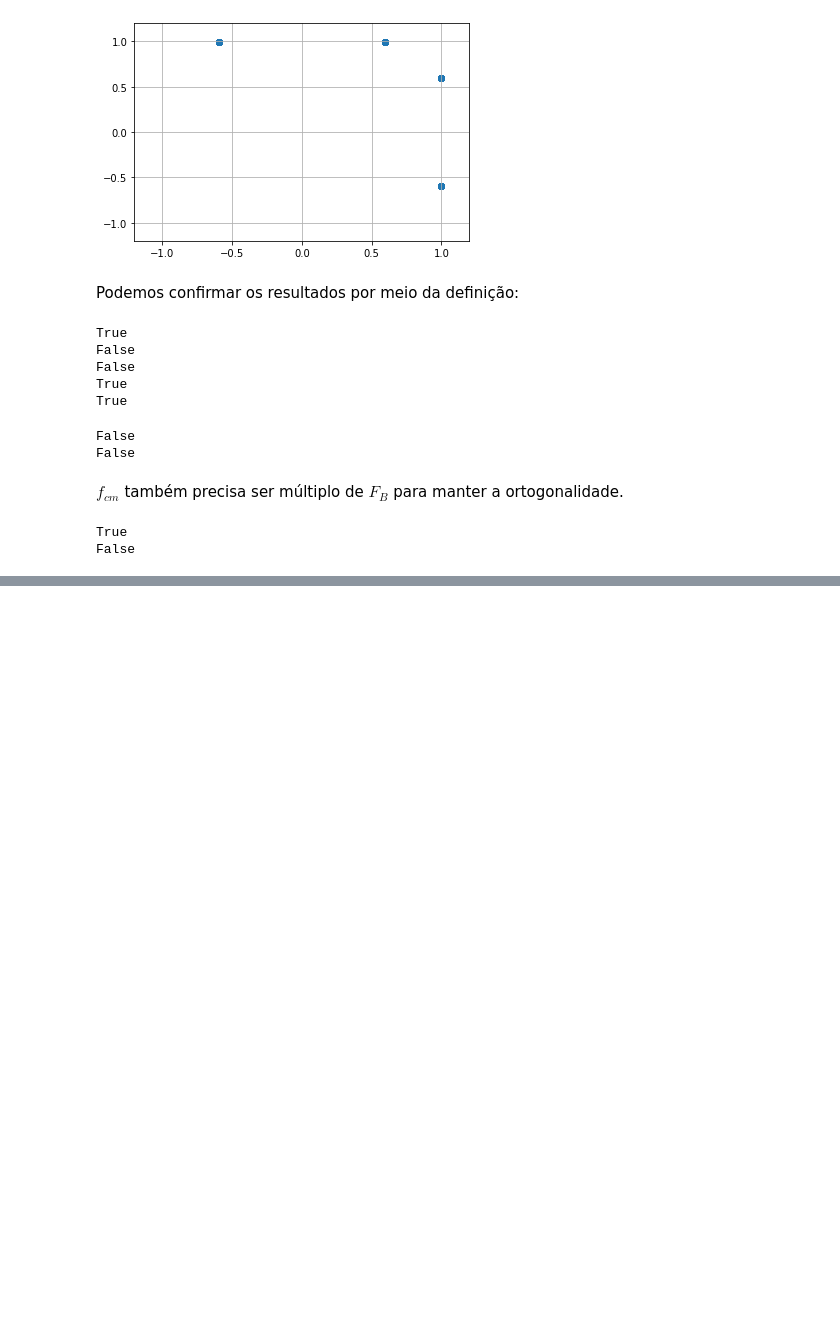
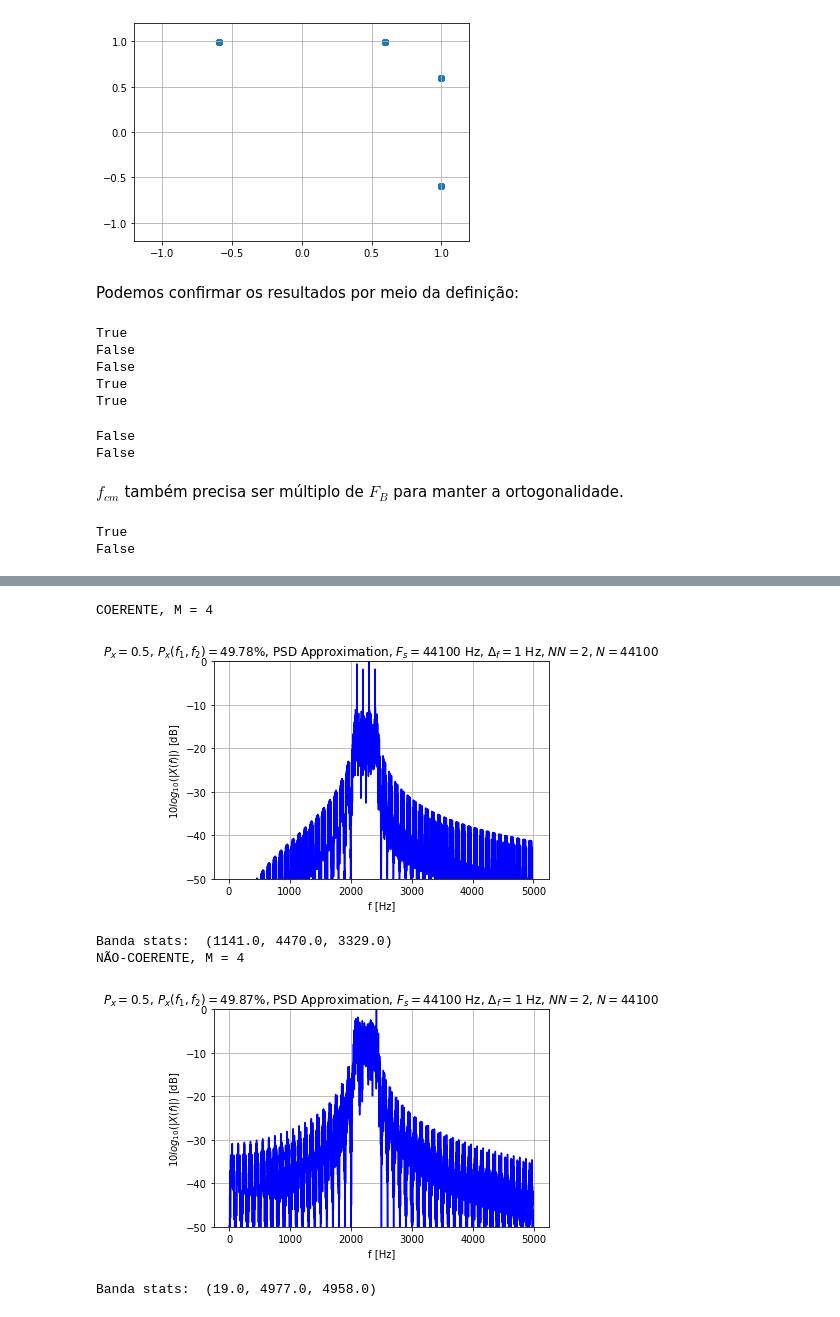
Before and after one commit to rafaelmcam/PeterMathysCommunicationsLab, a Jupyter notebook: Lab8/Lab8.ipynb, the cells around one changed output, grey strips where cells are left out. Drawn from its saved outputs; the diff is of its cells as text; code cells hidden in the pictures; blank space fills up the shorter version.

```diff
--- a/Lab8/Lab8.ipynb
+++ b/Lab8/Lab8.ipynb
@@ -738,0 +776,9 @@ False
+# %%
+generatorE2D(4)
+# %% [output]
+COERENTE, M = 4
+[figure, added]
+Banda stats:  (1141.0, 4470.0, 3329.0)
+NÃO-COERENTE, M = 4
+[figure, added]
+Banda stats:  (19.0, 4977.0, 4958.0)
```
Also changed, not shown: parts of 6 cells of this notebook.
